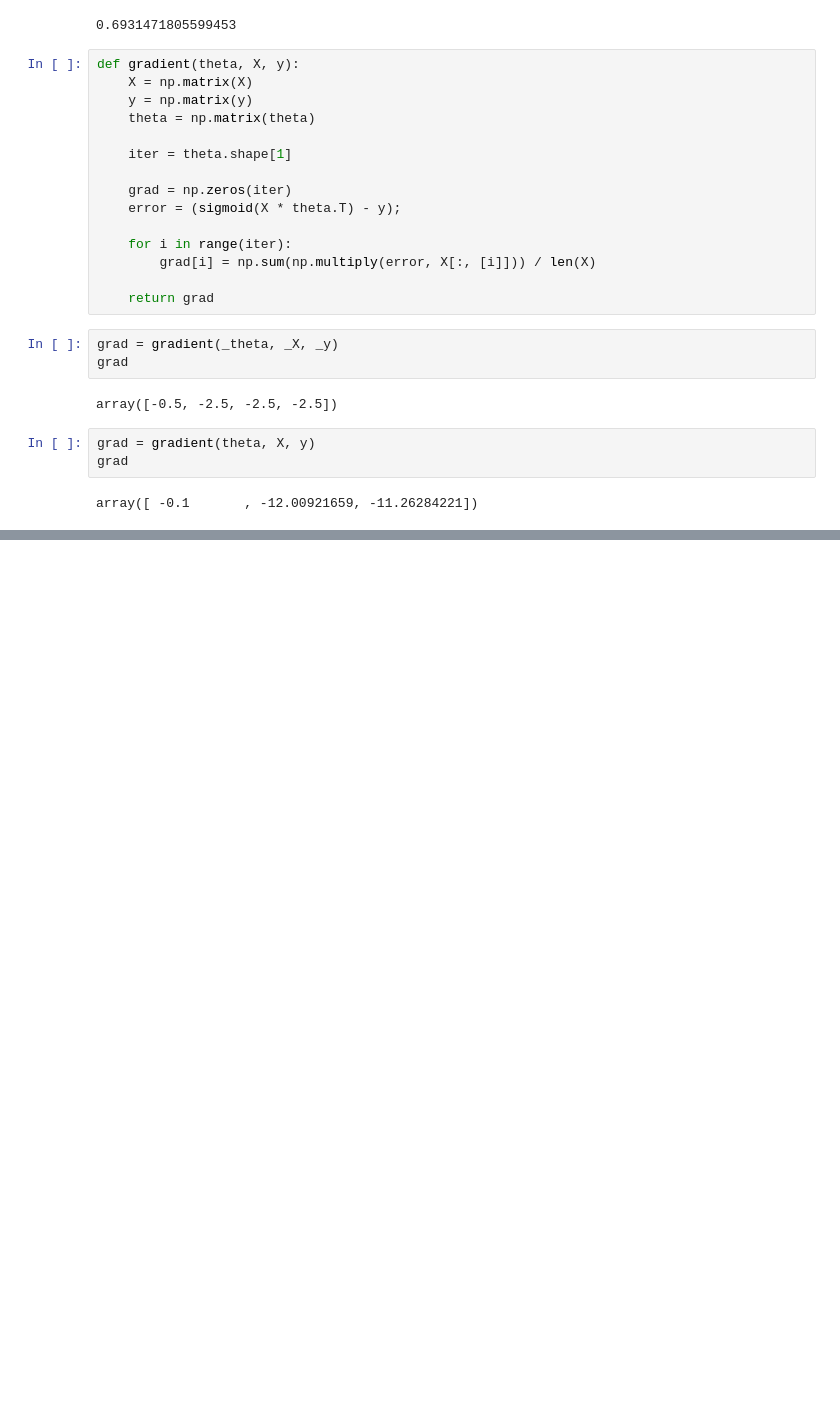
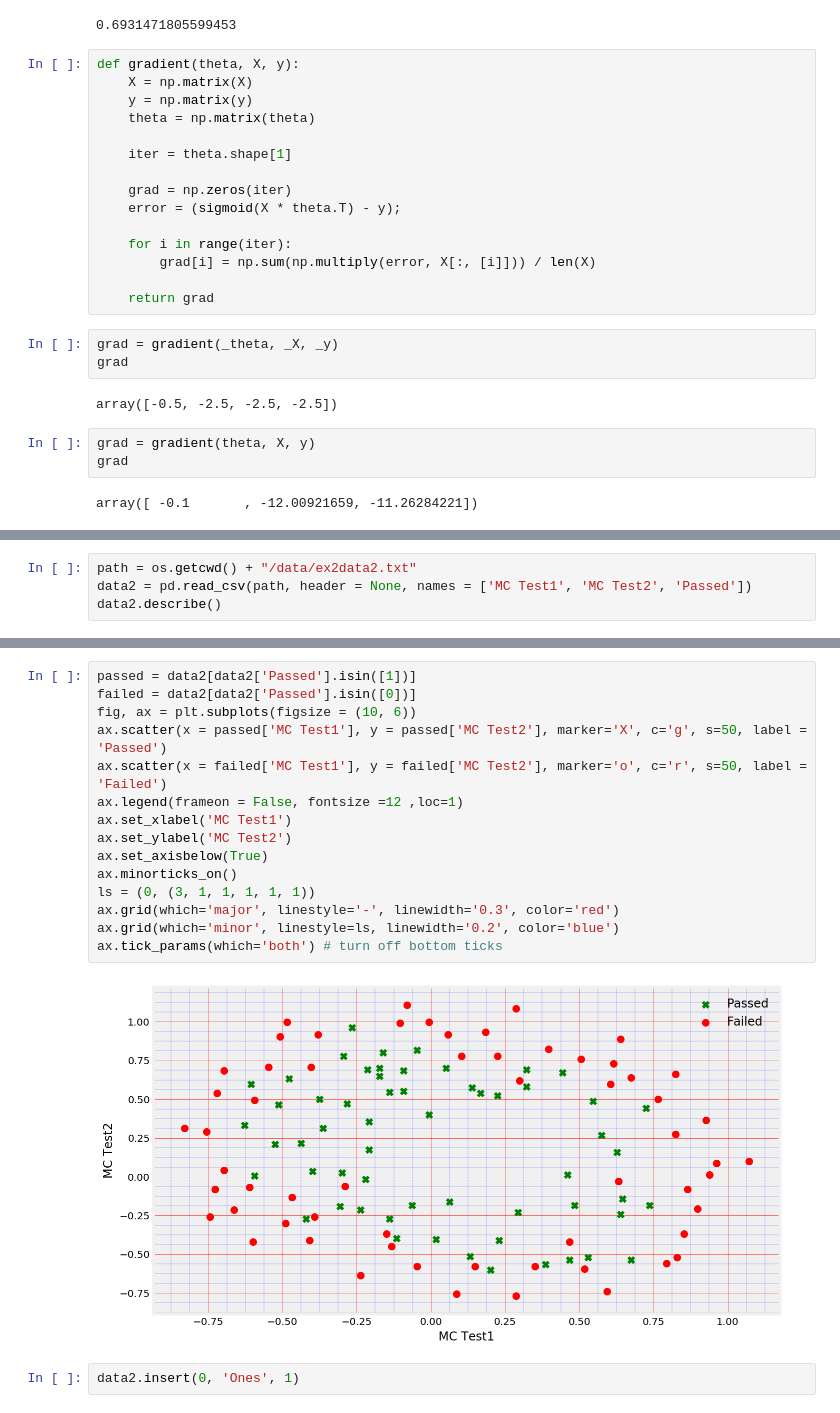
Before and after one commit to msatheeshkumar/ml-python-self-learning, a Jupyter notebook: cera/ex2/ex2.ipynb, the cells around one changed output, grey strips where cells are left out. Saved outputs shown, nothing was run; the diff lists cells and outputs as text; blank space fills up the shorter version.

```diff
--- a/cera/ex2/ex2.ipynb
+++ b/cera/ex2/ex2.ipynb
@@ -181,0 +230,4 @@ costFunction(result[0], X, y)
+# %%
+path = os.getcwd() + "/data/ex2data2.txt"
+data2 = pd.read_csv(path, header = None, names = ['MC Test1', 'MC Test2', 'Passed'])
+data2.describe()
@@ -181,0 +244,19 @@ costFunction(result[0], X, y)
+# %%
+passed = data2[data2['Passed'].isin([1])]
+failed = data2[data2['Passed'].isin([0])]
+fig, ax = plt.subplots(figsize = (10, 6))
+ax.scatter(x = passed['MC Test1'], y = passed['MC Test2'], marker='X', c='g', s=50, label = 'Passed')
+ax.scatter(x = failed['MC Test1'], y = failed['MC Test2'], marker='o', c='r', s=50, label = 'Failed')
+ax.legend(frameon = False, fontsize =12 ,loc=1)
+ax.set_xlabel('MC Test1')
+ax.set_ylabel('MC Test2')
+ax.set_axisbelow(True)
+ax.minorticks_on()
+ls = (0, (3, 1, 1, 1, 1, 1))
+ax.grid(which='major', linestyle='-', linewidth='0.3', color='red')
+ax.grid(which='minor', linestyle=ls, linewidth='0.2', color='blue')
+ax.tick_params(which='both') # turn off bottom ticks
+# %% [output]
+[figure, added]
+# %%
+data2.insert(0, 'Ones', 1)
```
Also changed, not shown: parts of 15 cells of this notebook, 1 other file.
